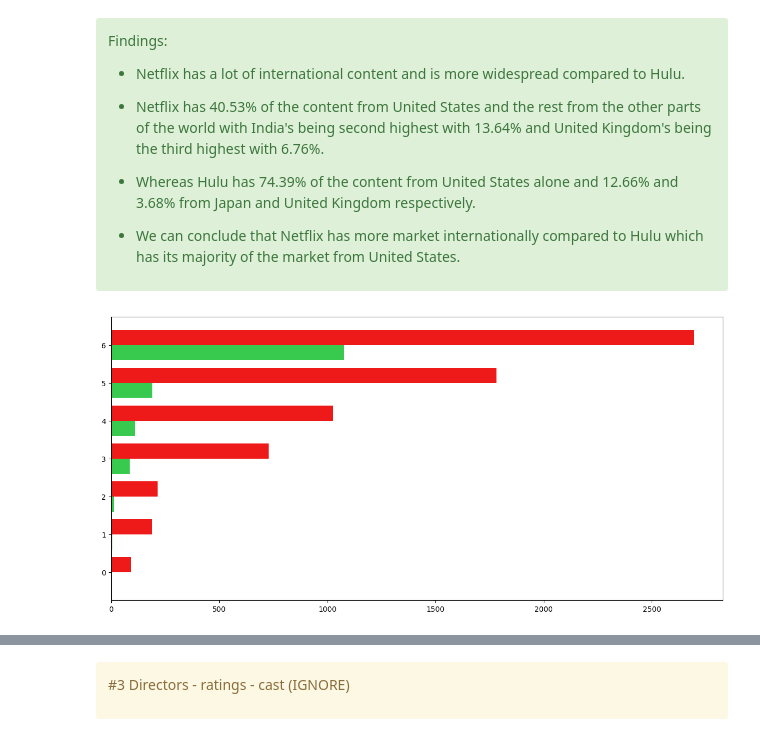
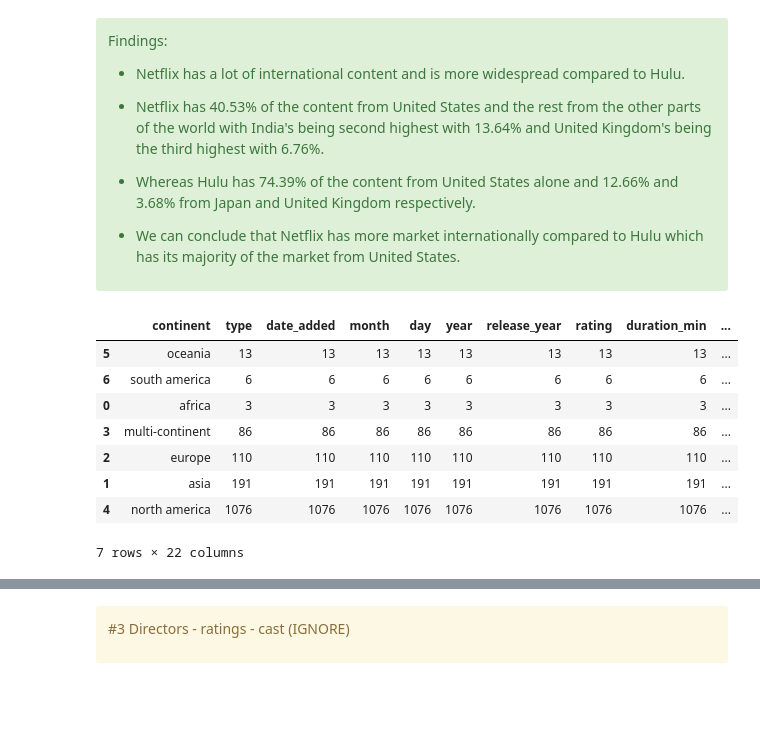
Before and after one commit to RickyMiura/Netflix-Hulu-EDA, a Jupyter notebook: plotting_gopi.ipynb, the cells around one changed output, grey strips where cells are left out. Cells and saved outputs as stored; diff of their text form; code cells hidden in the pictures; blank space fills up the shorter version.

```diff
--- a/plotting_gopi.ipynb
+++ b/plotting_gopi.ipynb
@@ -460,15 +459,12 @@ h_continent_type.sort_values('show_id', inplace=True)
-# %%
-fig, ax = plt.subplots(figsize=(15,7))
-
-# ax.barh(n_continent_type['continent'].values, n_continent_type['show_id'].values, height=0.5, color='#ed0100', alpha=0.9)
-# ax.barh(h_continent_type['continent'].values, h_continent_type['show_id'].values, height=0.5, color='#21c53c', alpha=0.9)
-
-ax.barh(np.arange(len(n_continent_type))+0.20, n_continent_type['show_id'].values, height=0.40, color='#ed0100', alpha=0.9)
-ax.barh(np.arange(len(h_continent_type))-0.20, h_continent_type['show_id'].values, height=0.40, color='#21c53c', alpha=0.9)
-
-
-plt.show()
-
-# highlight top 2 for netflix and top 1 for hulu
-# %% [output]
-[figure, removed]
+# %%
+h_continent_type
+# %% [output]
+|  | continent | type | date_added | month | day | year | release_year | rating | duration_min | ... |
+| 5 | oceania | 13 | 13 | 13 | 13 | 13 | 13 | 13 | 13 | ... |
+| 6 | south america | 6 | 6 | 6 | 6 | 6 | 6 | 6 | 6 | ... |
+| 0 | africa | 3 | 3 | 3 | 3 | 3 | 3 | 3 | 3 | ... |
+| 3 | multi-continent | 86 | 86 | 86 | 86 | 86 | 86 | 86 | 86 | ... |
+| 2 | europe | 110 | 110 | 110 | 110 | 110 | 110 | 110 | 110 | ... |
+| 1 | asia | 191 | 191 | 191 | 191 | 191 | 191 | 191 | 191 | ... |
+| 4 | north america | 1076 | 1076 | 1076 | 1076 | 1076 | 1076 | 1076 | 1076 | ... |
+7 rows × 22 columns
```
Also changed, not shown: parts of 7 cells of this notebook, 4 other files.
